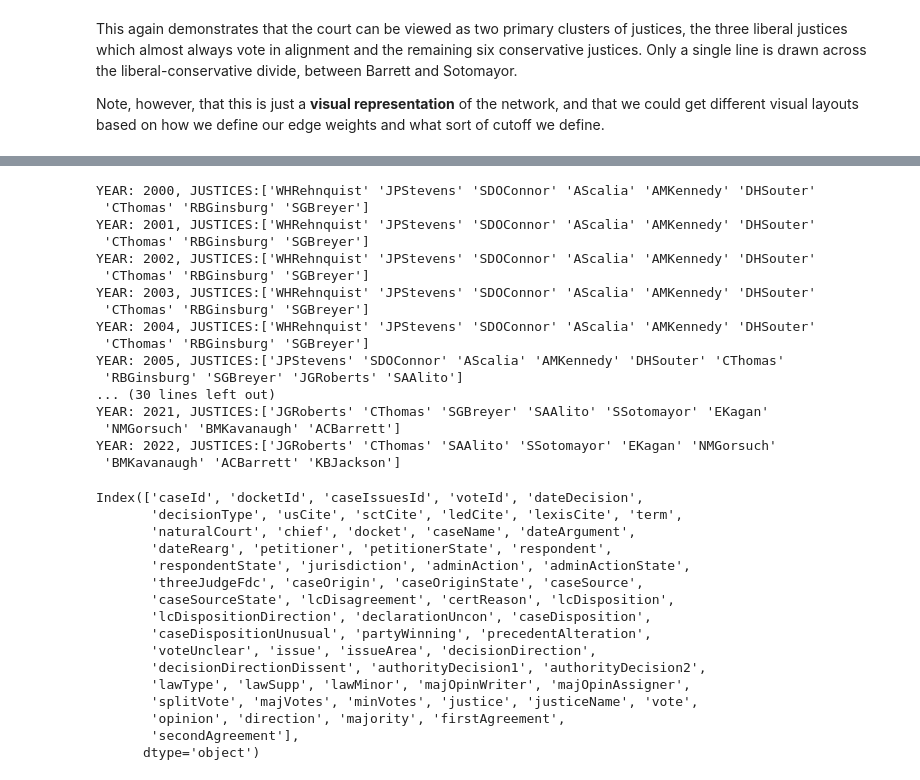
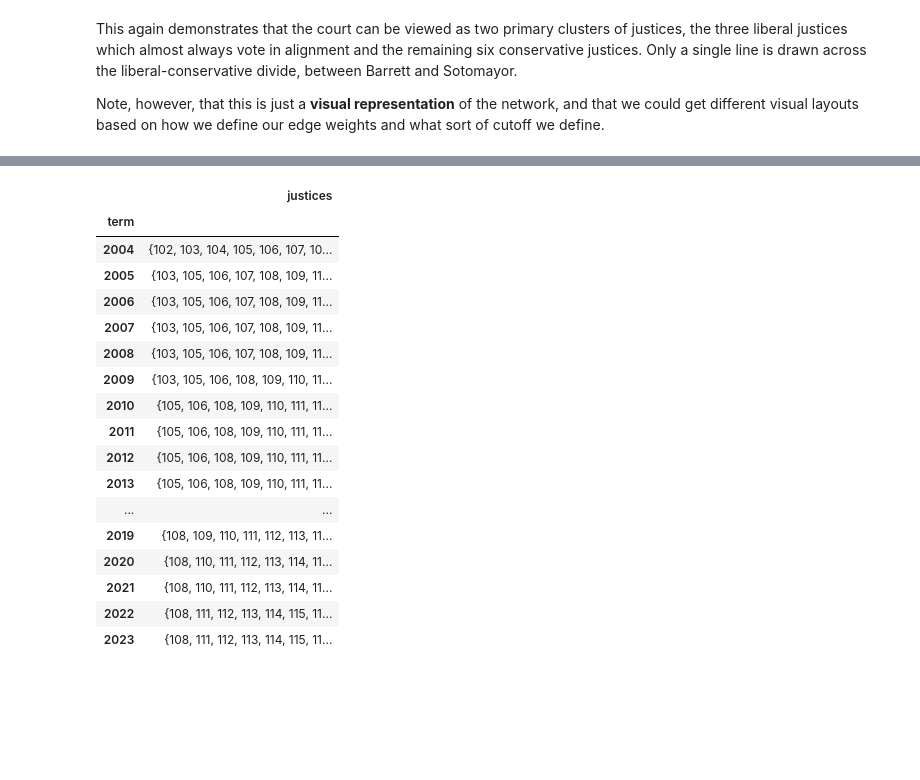
Before and after one commit to ghpetty/sc_datavis, a Jupyter notebook: SupremeCourtNetwork.ipynb, the cells around one changed output, grey strips where cells are left out. Drawn from its saved outputs; the diff is of its cells as text; code cells hidden in the pictures; blank space fills up the shorter version.

Commit message:
Start of iterating over multiple terms and years

```diff
--- a/SupremeCourtNetwork.ipynb
+++ b/SupremeCourtNetwork.ipynb
@@ -277,3 +256,0 @@ Let's look at the recent history of the court and see if we can measure how "pol
-# %%
-df['vote_index'] = df.index
-df['vote_index']
@@ -295,44 +259,38 @@ df_by_term = df.set_index(['term','docketId','vote_index'])
 years = list(range(2000,2023))
 idx = pd.IndexSlice
 df_by_term=df_by_term.loc[idx[years,:],:]
-# %%
-for year,year_df in df_by_term.groupby('term'):
-    justices = year_df['justiceName'].unique()
-    print(f"YEAR: {year}, JUSTICES:{justices}")
-# %% [output]
-YEAR: 2000, JUSTICES:['WHRehnquist' 'JPStevens' 'SDOConnor' 'AScalia' 'AMKennedy' 'DHSouter'
- 'CThomas' 'RBGinsburg' 'SGBreyer']
-YEAR: 2001, JUSTICES:['WHRehnquist' 'JPStevens' 'SDOConnor' 'AScalia' 'AMKennedy' 'DHSouter'
- 'CThomas' 'RBGinsburg' 'SGBreyer']
-YEAR: 2002, JUSTICES:['WHRehnquist' 'JPStevens' 'SDOConnor' 'AScalia' 'AMKennedy' 'DHSouter'
- 'CThomas' 'RBGinsburg' 'SGBreyer']
-YEAR: 2003, JUSTICES:['WHRehnquist' 'JPStevens' 'SDOConnor' 'AScalia' 'AMKennedy' 'DHSouter'
- 'CThomas' 'RBGinsburg' 'SGBreyer']
-YEAR: 2004, JUSTICES:['WHRehnquist' 'JPStevens' 'SDOConnor' 'AScalia' 'AMKennedy' 'DHSouter'
- 'CThomas' 'RBGinsburg' 'SGBreyer']
-YEAR: 2005, JUSTICES:['JPStevens' 'SDOConnor' 'AScalia' 'AMKennedy' 'DHSouter' 'CThomas'
- 'RBGinsburg' 'SGBreyer' 'JGRoberts' 'SAAlito']
-... (30 lines left out)
-YEAR: 2021, JUSTICES:['JGRoberts' 'CThomas' 'SGBreyer' 'SAAlito' 'SSotomayor' 'EKagan'
- 'NMGorsuch' 'BMKavanaugh' 'ACBarrett']
-YEAR: 2022, JUSTICES:['JGRoberts' 'CThomas' 'SAAlito' 'SSotomayor' 'EKagan' 'NMGorsuch'
- 'BMKavanaugh' 'ACBarrett' 'KBJackson']
-# %%
-df.columns
-# %% [output]
-Index(['caseId', 'docketId', 'caseIssuesId', 'voteId', 'dateDecision',
-       'decisionType', 'usCite', 'sctCite', 'ledCite', 'lexisCite', 'term',
-       'naturalCourt', 'chief', 'docket', 'caseName', 'dateArgument',
-       'dateRearg', 'petitioner', 'petitionerState', 'respondent',
-       'respondentState', 'jurisdiction', 'adminAction', 'adminActionState',
-       'threeJudgeFdc', 'caseOrigin', 'caseOriginState', 'caseSource',
-       'caseSourceState', 'lcDisagreement', 'certReason', 'lcDisposition',
-       'lcDispositionDirection', 'declarationUncon', 'caseDisposition',
-       'caseDispositionUnusual', 'partyWinning', 'precedentAlteration',
-       'voteUnclear', 'issue', 'issueArea', 'decisionDirection',
-       'decisionDirectionDissent', 'authorityDecision1', 'authorityDecision2',
-       'lawType', 'lawSupp', 'lawMinor', 'majOpinWriter', 'majOpinAssigner',
-       'splitVote', 'majVotes', 'minVotes', 'justice', 'justiceName', 'vote',
-       'opinion', 'direction', 'majority', 'firstAgreement',
-       'secondAgreement'],
-      dtype='object')
+# %%
+df_20yrs = df.loc[(df['term'] <= 2024) & (df['term'] >= 2004)]
+justices_by_term = []
+for year,df_year in df_20yrs.groupby('term'):
+    list_of_term_justices = []
+    for case_id,df_id in df_year.groupby('docketId'):
+        # Convert to set data type so that ordering doesn't matter
+        case_justices = set(df_id['justice'])
+        list_of_term_justices.append(case_justices)
+    justice_series = pd.Series(list_of_term_justices)
+    # Get the set of justices that voted together the most (sorted list)
+    justice_counts = justice_series.value_counts().reset_index().loc[0,'index']
+    justices_by_term.append(justice_counts)
+justices_by_term = pd.DataFrame({'term':np.arange(2004,2024),'justices':justices_by_term})
+justices_by_term = justices_by_term.set_index('term',drop=True)
+justices_by_term
+# %% [output]
+|  | justices |
+| term |  |
+| 2004 | {102, 103, 104, 105, 106, 107, 10... |
+| 2005 | {103, 105, 106, 107, 108, 109, 11... |
+| 2006 | {103, 105, 106, 107, 108, 109, 11... |
+| 2007 | {103, 105, 106, 107, 108, 109, 11... |
+| 2008 | {103, 105, 106, 107, 108, 109, 11... |
+| 2009 | {103, 105, 106, 108, 109, 110, 11... |
+| 2010 | {105, 106, 108, 109, 110, 111, 11... |
+| 2011 | {105, 106, 108, 109, 110, 111, 11... |
+| 2012 | {105, 106, 108, 109, 110, 111, 11... |
+| 2013 | {105, 106, 108, 109, 110, 111, 11... |
+| ... | ... |
+| 2019 | {108, 109, 110, 111, 112, 113, 11... |
+| 2020 | {108, 110, 111, 112, 113, 114, 11... |
+| 2021 | {108, 110, 111, 112, 113, 114, 11... |
+| 2022 | {108, 111, 112, 113, 114, 115, 11... |
+| 2023 | {108, 111, 112, 113, 114, 115, 11... |
```
Also changed, not shown: parts of 10 cells of this notebook.
